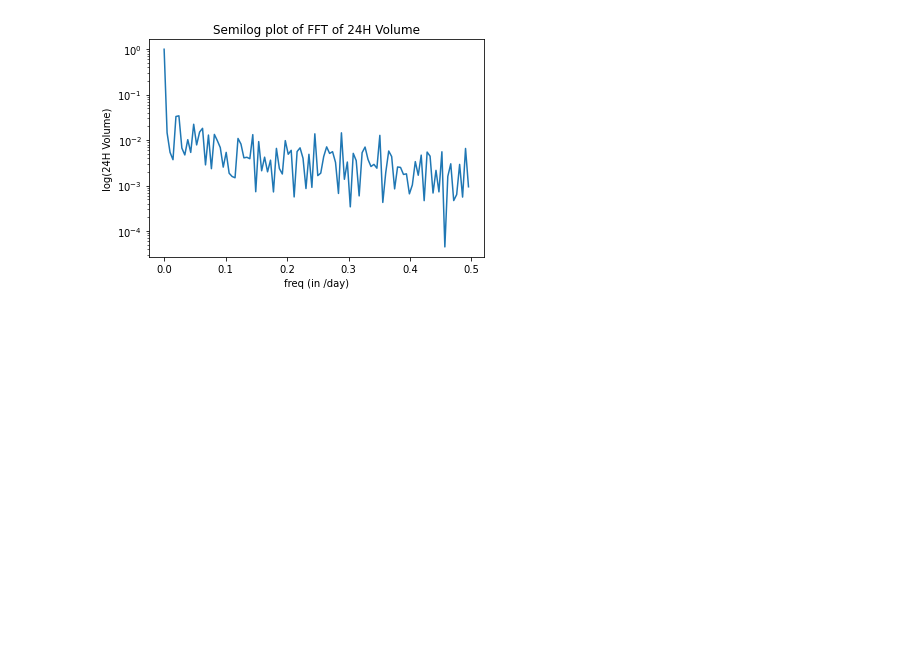
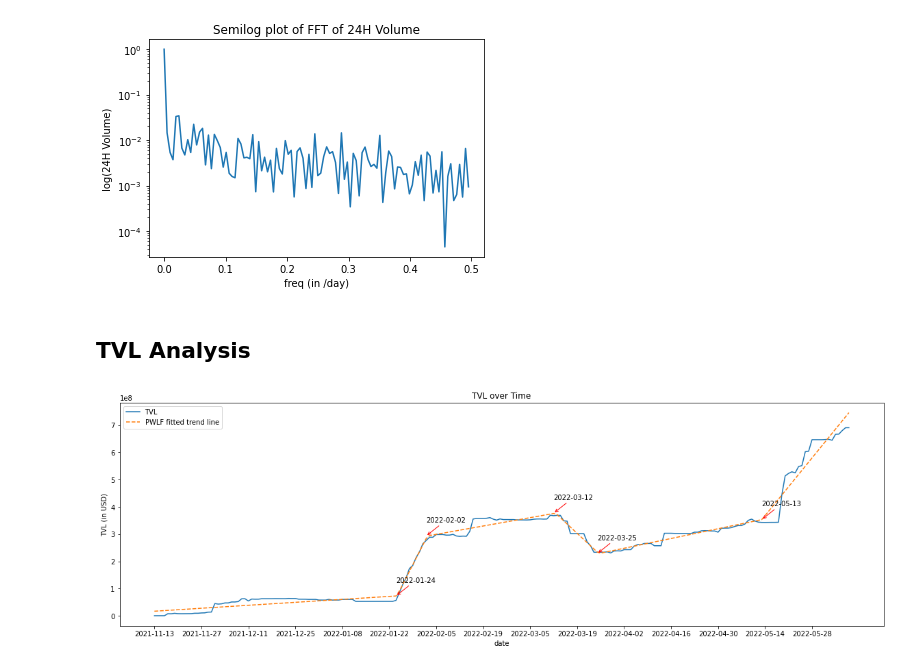
Before and after one commit to StardustLID/eth-uniswap-prelim-analysis, a Jupyter notebook: chart_data.ipynb, the cells around one changed output. Saved outputs shown, nothing was run; the diff lists cells and outputs as text; code cells hidden in the pictures; blank space fills up the shorter version.

```diff
--- a/chart_data.ipynb
+++ b/chart_data.ipynb
@@ -278,3 +271,33 @@ plt.ylabel("log(24H Volume)")
 plt.show()
 # %% [output]
 [figure]
+# %% [markdown]
+## TVL Analysis
+# %%
+import pwlf_helper
+reg_result = pwlf_helper.regression(df["timestamp"], df["tvlUSD"], 6)
+# %%
+fig, ax = plt.subplots(figsize=(20, 6))
+plt.plot(df["date"], df["tvlUSD"])
+plt.plot(df["date"], reg_result.yHat, '--')
+
+plt.title("TVL over Time")
+plt.xlabel("date")
+plt.ylabel("TVL (in USD)")
+plt.legend(["TVL", "PWLF fitted trend line"])
+
+# x-axis ticks are spaced out biweekly (for now)
+plt.xticks(pd.date_range(df["date"].iloc[0], df["date"].iloc[-1], freq="14D"))
+
+# annotate turning points
+for tp in reg_result.tp[1:-1]:
+    tp_date = dt.date.fromtimestamp(tp)
+    tp_str = tp_date.strftime("%Y-%m-%d")
+    pred = reg_result.predict(tp)
+    ax.annotate(tp_str, xy=(tp_date, pred), xytext=(tp_date, pred+0.5e8),
+        arrowprops=dict(arrowstyle="->", color='red')
+    )
+
+plt.show()
+# %% [output]
+[figure, added]
```
Also changed, not shown: parts of 8 cells of this notebook, 1 other file.
